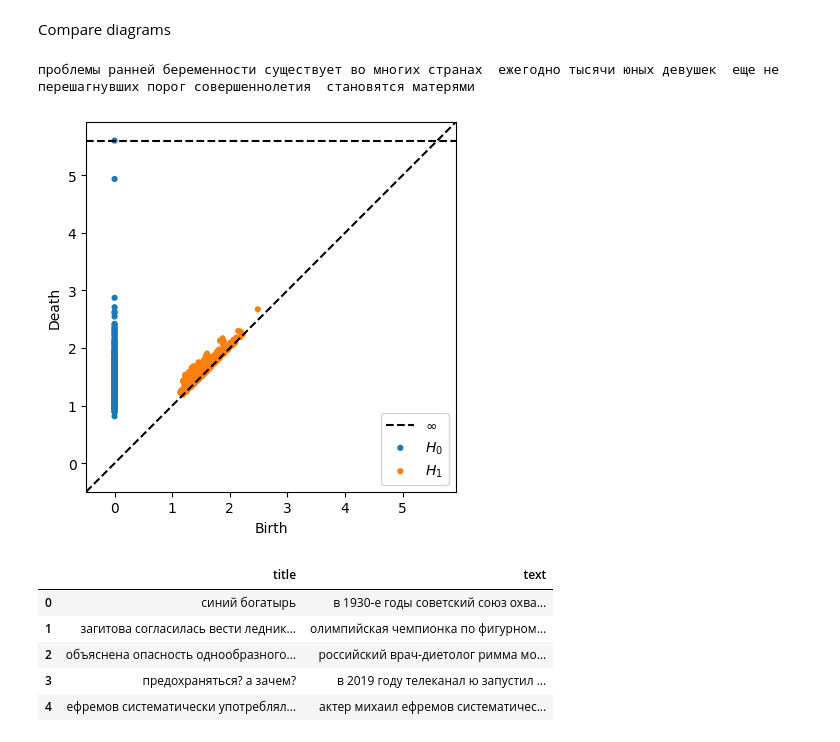
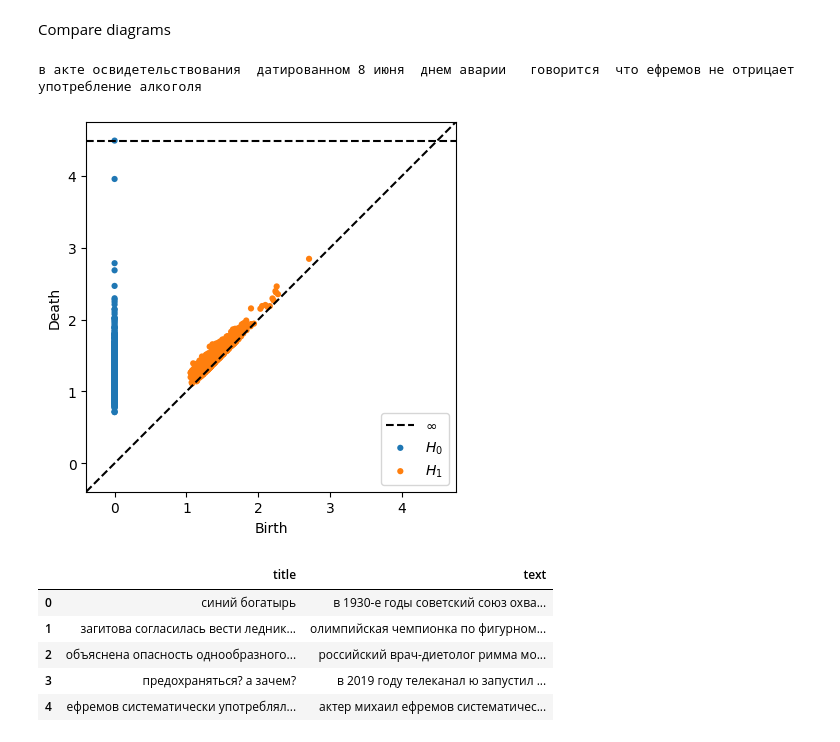
Before and after one commit to MalchuL/TDA_on_news, a Jupyter notebook: TDA_on_russian_news.ipynb, the cells around one changed output. Drawn from its saved outputs; the diff is of its cells as text; code cells hidden in the pictures.

```diff
--- a/TDA_on_russian_news.ipynb
+++ b/TDA_on_russian_news.ipynb
@@ -372,18 +372,18 @@ def find_min_distance(key_dmg, dmgs, axis=1):
 # %% [markdown]
 Compare diagrams
 # %%
-#question = 'В акте освидетельствования, датированном 8 июня (днем аварии), говорится, что Ефремов не отрицает употребление алкоголя'
-#question = 'Днем 9 июня Ефремова доставили на допрос в УВД по Центральному административному округу Москвы. Изначально полиция завела в отношении актера уголовное дело о причинении тяжкого вреда здоровью человека при нарушении правил дорожного движения в состоянии опьянения.'
-question = 'Проблемы ранней беременности существует во многих странах. Ежегодно тысячи юных девушек, еще не перешагнувших порог совершеннолетия, становятся матерями.'
+question = 'В акте освидетельствования, датированном 8 июня (днем аварии), говорится, что Ефремов не отрицает употребление алкоголя'
+#question = 'Днем 9 июня Ефремова доставили на допрос в УВД по Центральному административному округу Москвы.'
+#question = 'Проблемы ранней беременности существует во многих странах'
 
 question = re.sub('\@|\$|\*|\[|\]|\(|\)|\"|\^|\~|\{|\}|\<|\>|\,|\'|\:|\»|\«' + '|\.|\!|\?', ' ', question).lower()
 print(question)
 _, data, *_ = m(re.split('\. |\! |\? ', question))
 question_dgm = get_dmgs(data[0])
 plot_diagrams(question_dgm, show=True)
 # %% [output]
-проблемы ранней беременности существует во многих странах  ежегодно тысячи юных девушек  еще не перешагнувших порог совершеннолетия  становятся матерями
+в акте освидетельствования  датированном 8 июня  днем аварии   говорится  что ефремов не отрицает употребление алкоголя
-[figure, old version]
+[figure, new version]
 # %%
 news_data.head()
 # %% [output]
```
Also changed, not shown: parts of 2 cells of this notebook.
